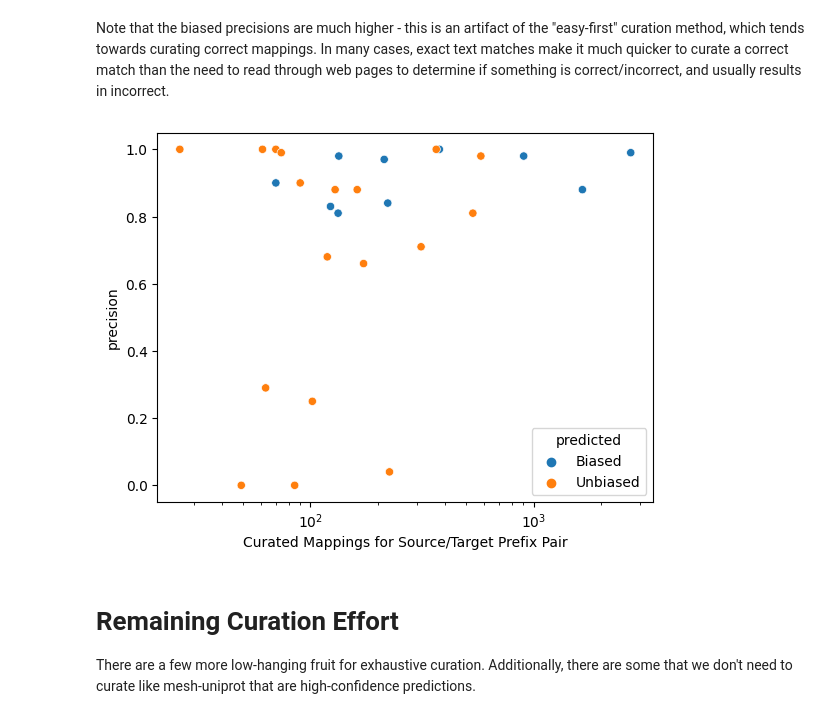
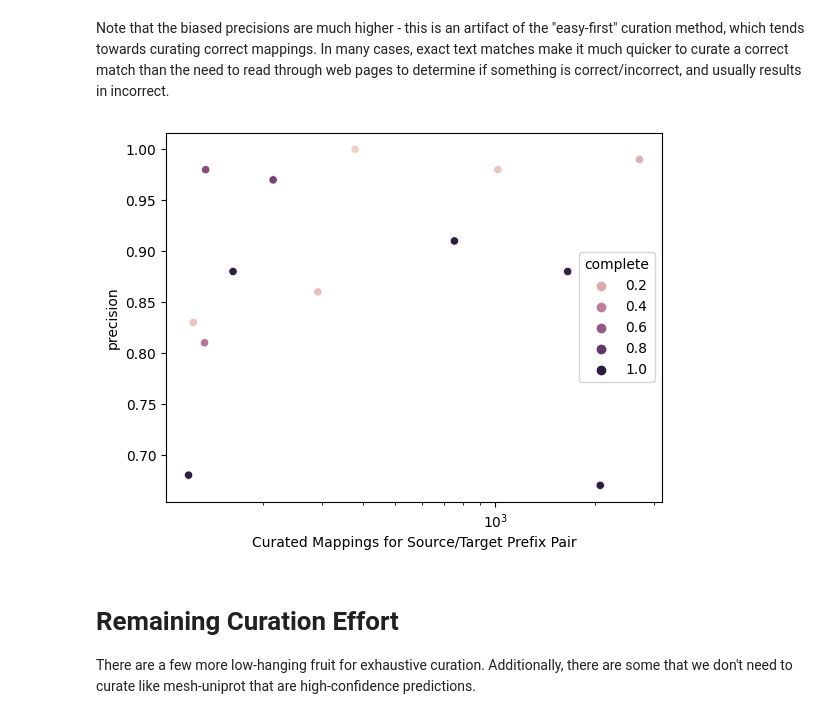
Before and after one commit to biopragmatics/biomappings, a Jupyter notebook: notebooks/curation-precision.ipynb, the cells around one changed output. Drawn from its saved outputs; the diff is of its cells as text; code cells hidden in the pictures.

```diff
--- a/notebooks/curation-precision.ipynb
+++ b/notebooks/curation-precision.ipynb
@@ -67,14 +68,0 @@ Because mappings are first predicted on the basis of source, the overall precisi
-# %%
-pairs = {
-    key: Counter(mapping["source prefix"] for mapping in mappings)
-    for key, mappings in keyed_mappings
-}
-df1 = pd.DataFrame(pairs).fillna(0).astype(int)
-df1.index.name = "source"
-df1 = df1[df1["positive"] + df1["negative"] > 20]
-df1["curated"] = df1["positive"] + df1["negative"]
-df1["complete"] = (df1["curated"] / (df1["curated"] + df1["predicted"])).round(2)
-df1["precision"] = (df1["positive"] / df1["curated"]).round(2)
-df1.sort_values("precision", inplace=True, ascending=False)
-
-df1
@@ -119,12 +150,13 @@ pairs = {
     )
     for key, mappings in keyed_mappings
 }
-df2 = pd.DataFrame(pairs).fillna(0).astype(int)
-df2.index.set_names(["source", "target"], inplace=True)
-df2 = df2[df2["positive"] + df2["negative"] > 20]
-df2["curated"] = df2["positive"] + df2["negative"]
-df2["complete"] = (df2["curated"] / (df2["curated"] + df2["predicted"])).round(2)
-df2["precision"] = (df2["positive"] / df2["curated"]).round(2)
-df2.sort_values("precision", inplace=True, ascending=False)
-df2
+pairs_df = pd.DataFrame(pairs).fillna(0).astype(int)
+pairs_df.index.set_names(["source", "target"], inplace=True)
+pairs_df = pairs_df[pairs_df["positive"] + pairs_df["negative"] > 20]
+pairs_df["curated"] = pairs_df["positive"] + pairs_df["negative"] + pairs_df["unsure"]
+pairs_df["complete"] = (pairs_df["curated"] / (pairs_df["curated"] + pairs_df["predicted"])).round(2)
+pairs_df["precision"] = ((pairs_df["positive"] + pairs_df["unsure"]/2) / pairs_df["curated"]).round(2)
+pairs_df["precision_error"] = (pairs_df["unsure"] / 2 / pairs_df["curated"]).round(2)
+pairs_df["scenario"] = [reverse_scenarios[p] for p in pairs_df.index]
+pairs_df
 # %% [output]
@@ -148,0 +181,9 @@ df2
+# %%
+scenario_df = pairs_df.groupby("scenario").sum().copy()
+scenario_df["complete"] = (scenario_df["curated"] / (scenario_df["curated"] + scenario_df["predicted"])).round(2)
+unsure_half = scenario_df["unsure"]/2
+scenario_df["precision"] = ((scenario_df["positive"] + unsure_half) / scenario_df["curated"]).round(2)
+scenario_df["precision_error"] = (unsure_half / scenario_df["curated"]).round(2)
+del scenario_df["curated"]
+scenario_df.sort_values("precision", ascending=False, inplace=True)
+scenario_df
@@ -150,16 +207,17 @@ df2
 Note that the biased precisions are much higher - this is an artifact of the "easy-first" curation method, which tends towards curating correct mappings. In many cases, exact text matches make it much quicker to curate a correct match than the need to read through web pages to determine if something is correct/incorrect, and usually results in incorrect.
 # %%
 ax = sns.scatterplot(
-    data=df2,
+    data=scenario_df,
     x="curated",
     y="precision",
-    hue=df2["predicted"].map(lambda v: "Biased" if v > 0 else "Unbiased"),
+    hue="complete",
+    # hue=scenario_df["predicted"].map(lambda v: "Biased" if v > 0 else "Unbiased"),
 )
 ax.set_xscale("log")
 ax.set_xlabel("Curated Mappings for Source/Target Prefix Pair")
 plt.show()
 # %% [output]
-[figure, old version]
+[figure, new version]
 # %% [markdown]
 # Remaining Curation Effort
 
```
Also changed, not shown: parts of 10 cells of this notebook.
